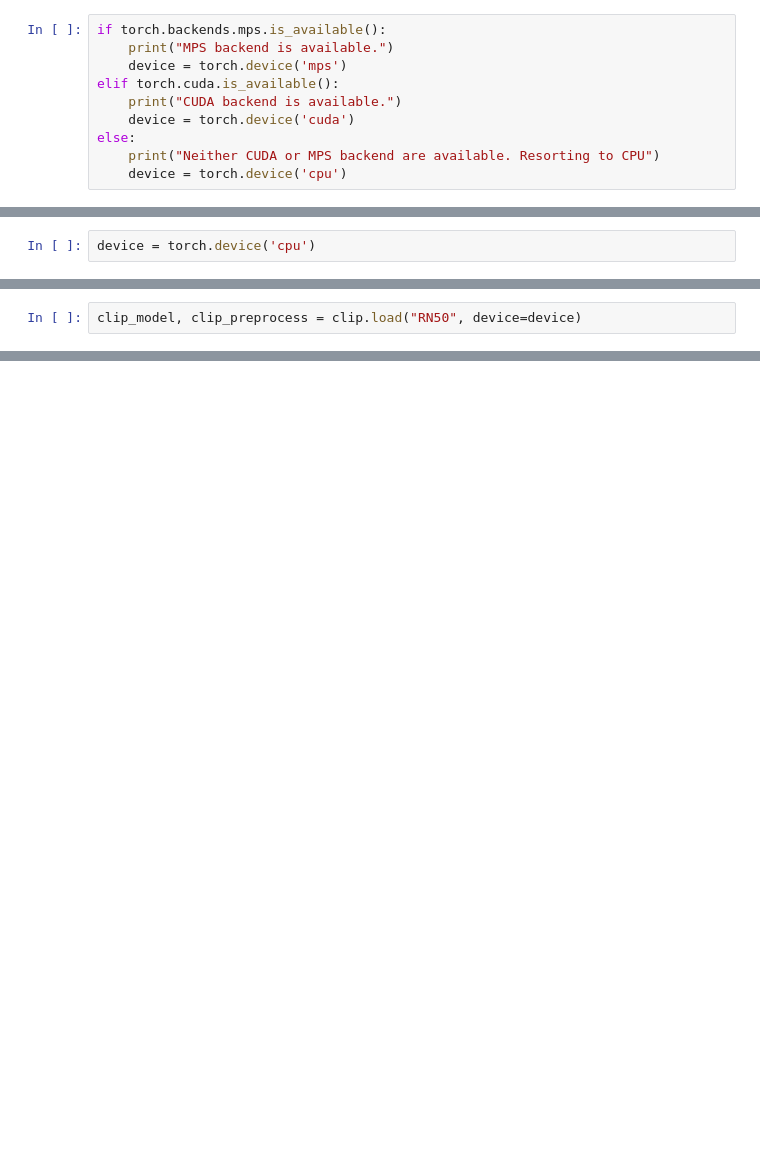
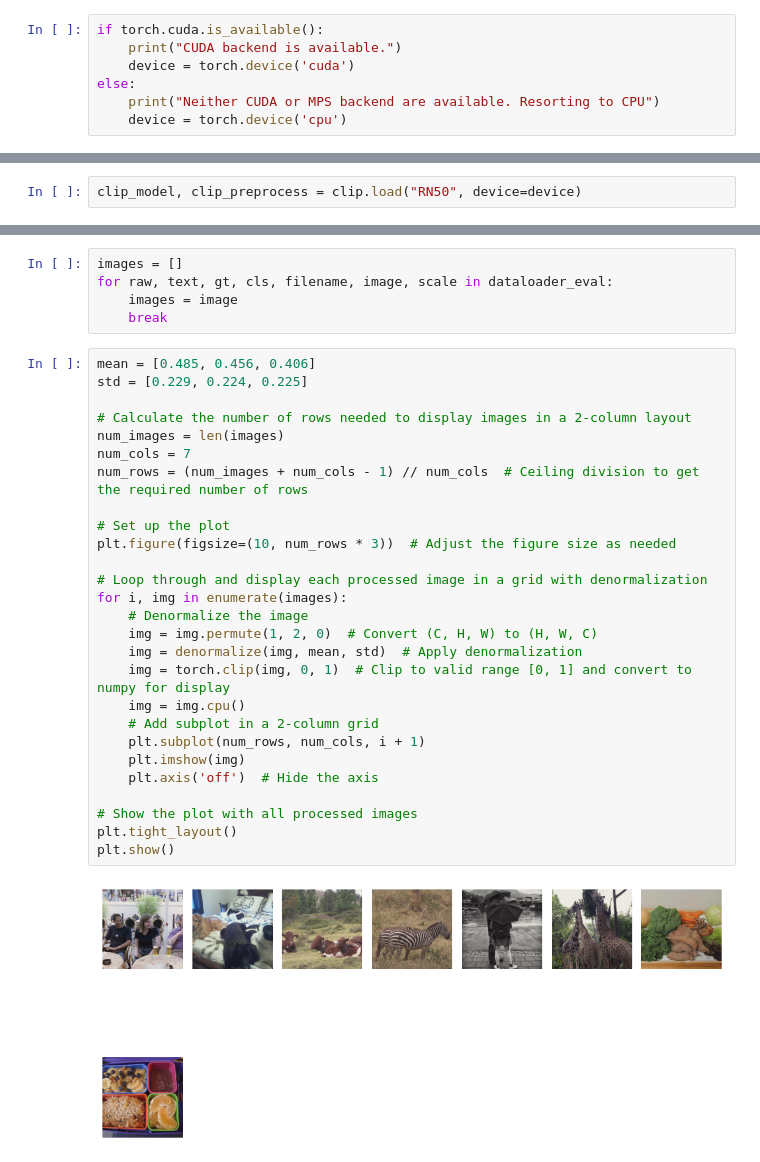
Before and after one commit to MattiaCarolo/DL2023-Carolo-Maines, a Jupyter notebook: Experiments/Baseline.ipynb, the cells around one changed output, grey strips where cells are left out. Saved outputs shown, nothing was run; the diff lists cells and outputs as text; blank space fills up the shorter version.

```diff
--- a/Experiments/Baseline.ipynb
+++ b/Experiments/Baseline.ipynb
@@ -42,8 +109,5 @@ False
 # %%
-if torch.backends.mps.is_available():
-    print("MPS backend is available.")
-    device = torch.device('mps')
-elif torch.cuda.is_available():
+if torch.cuda.is_available():
     print("CUDA backend is available.")
     device = torch.device('cuda')
 else:
@@ -54,2 +117,0 @@ MPS backend is available.
-# %%
-device = torch.device('cpu')
@@ -245,0 +711,34 @@ from ultralytics import YOLO
+# %%
+images = []
+for raw, text, gt, cls, filename, image, scale in dataloader_eval:
+    images = image
+    break
+# %%
+mean = [0.485, 0.456, 0.406]
+std = [0.229, 0.224, 0.225]
+
+# Calculate the number of rows needed to display images in a 2-column layout
+num_images = len(images)
+num_cols = 7
+num_rows = (num_images + num_cols - 1) // num_cols  # Ceiling division to get the required number of rows
+
+# Set up the plot
+plt.figure(figsize=(10, num_rows * 3))  # Adjust the figure size as needed
+
+# Loop through and display each processed image in a grid with denormalization
+for i, img in enumerate(images):
+    # Denormalize the image
+    img = img.permute(1, 2, 0)  # Convert (C, H, W) to (H, W, C)
+    img = denormalize(img, mean, std)  # Apply denormalization
+    img = torch.clip(img, 0, 1)  # Clip to valid range [0, 1] and convert to numpy for display
+    img = img.cpu()
+    # Add subplot in a 2-column grid
+    plt.subplot(num_rows, num_cols, i + 1)
+    plt.imshow(img)
+    plt.axis('off')  # Hide the axis
+
+# Show the plot with all processed images
+plt.tight_layout()
+plt.show()
+# %% [output]
+[figure, added]
```
Also changed, not shown: parts of 59 cells of this notebook, 1 other file.
